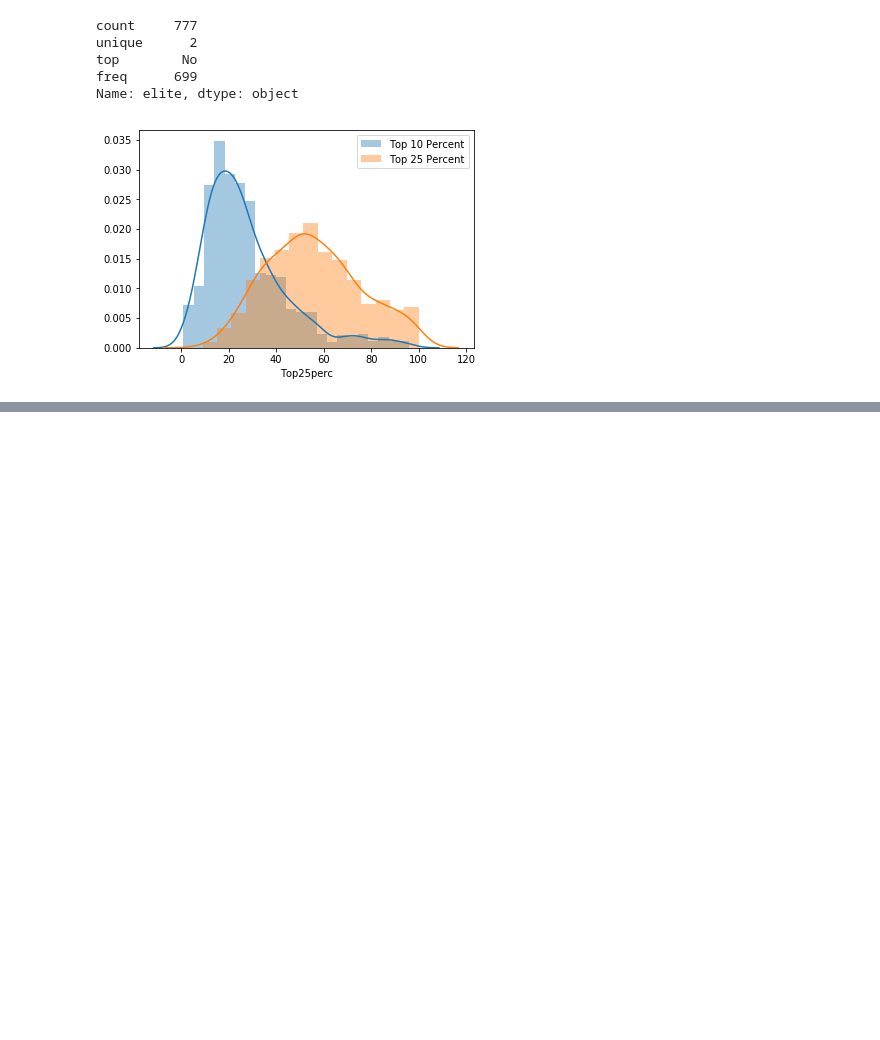
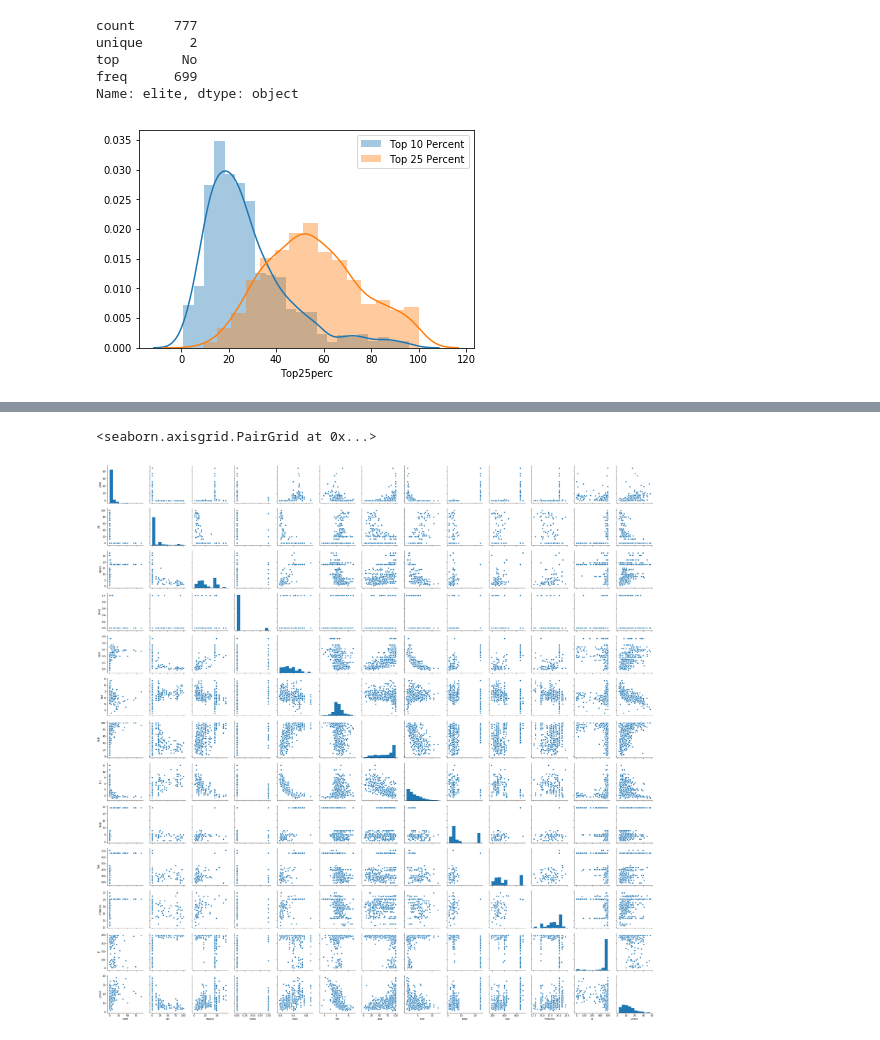
Before and after one commit to sujay-dsa/ISLR-solutions-python, a Jupyter notebook: Chapter 2 - Intro to statistical learning.ipynb, the cells around one changed output, grey strips where cells are left out. Drawn from its saved outputs; the diff is of its cells as text; code cells hidden in the pictures; blank space fills up the shorter version.

```diff
--- a/Chapter 2 - Intro to statistical learning.ipynb
+++ b/Chapter 2 - Intro to statistical learning.ipynb
@@ -298,0 +370,5 @@ plt.show()
+# %%
+sns.pairplot(boston)
+# %% [output]
+<seaborn.axisgrid.PairGrid at 0x...>
+[figure, added]
```
Also changed, not shown: parts of 24 cells of this notebook.
